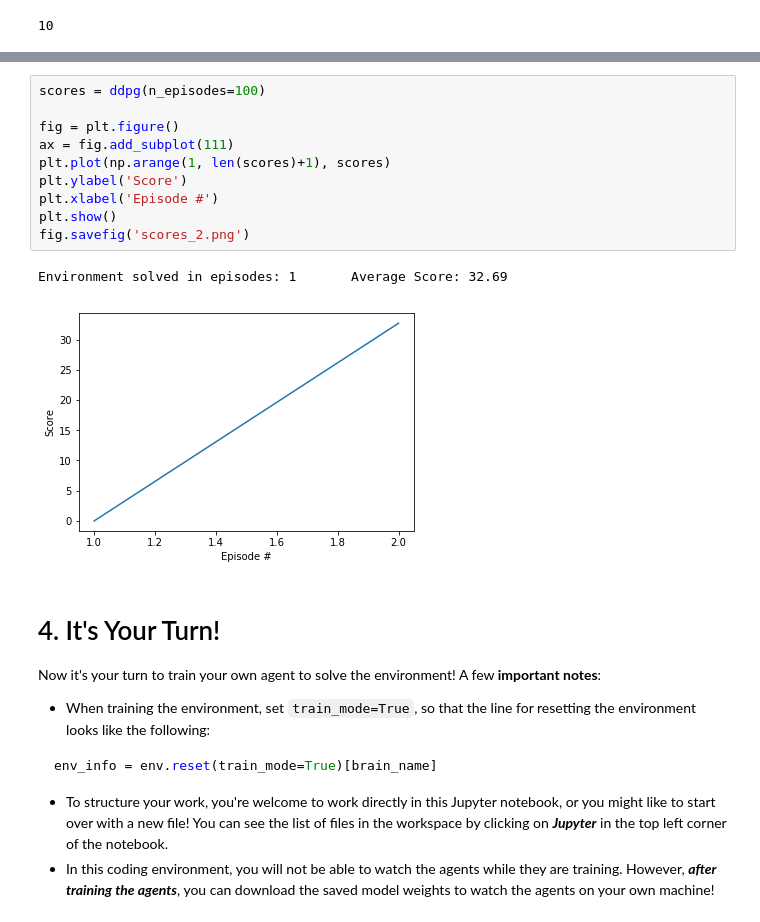
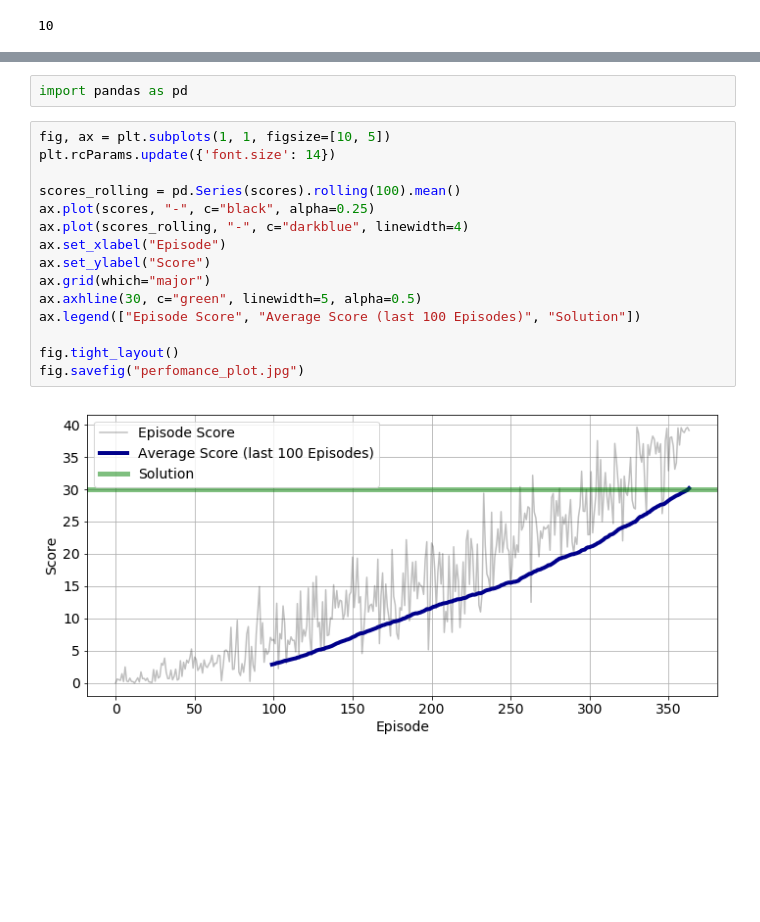
Before and after one commit to MaxSinclair/DRLND_Continous_Control, a Jupyter notebook: Continuous_Control.ipynb, the cells around one changed output, grey strips where cells are left out. Cells and saved outputs as stored; diff of their text form; blank space fills up the shorter version.

````diff
--- a/Continuous_Control.ipynb
+++ b/Continuous_Control.ipynb
@@ -207,23 +221,19 @@ Episode 300     Average Score: 21.0030  Score: 11.8139
-# %%
-scores = ddpg(n_episodes=100)
-
-fig = plt.figure()
-ax = fig.add_subplot(111)
-plt.plot(np.arange(1, len(scores)+1), scores)
-plt.ylabel('Score')
-plt.xlabel('Episode #')
-plt.show()
-fig.savefig('scores_2.png')
-# %% [output]
-Environment solved in episodes: 1       Average Score: 32.69
-[figure, removed]
-# %% [markdown]
-# 4. It's Your Turn!
-
-Now it's your turn to train your own agent to solve the environment!  A few **important notes**:
-- When training the environment, set `train_mode=True`, so that the line for resetting the environment looks like the following:
-```python
-env_info = env.reset(train_mode=True)[brain_name]
-```
-- To structure your work, you're welcome to work directly in this Jupyter notebook, or you might like to start over with a new file!  You can see the list of files in the workspace by clicking on **_Jupyter_** in the top left corner of the notebook.
-- In this coding environment, you will not be able to watch the agents while they are training.  However, **_after training the agents_**, you can download the saved model weights to watch the agents on your own machine!
+# %%
+import pandas as pd
+# %%
+fig, ax = plt.subplots(1, 1, figsize=[10, 5])
+plt.rcParams.update({'font.size': 14})
+
+scores_rolling = pd.Series(scores).rolling(100).mean()
+ax.plot(scores, "-", c="black", alpha=0.25)
+ax.plot(scores_rolling, "-", c="darkblue", linewidth=4)
+ax.set_xlabel("Episode")
+ax.set_ylabel("Score")
+ax.grid(which="major")
+ax.axhline(30, c="green", linewidth=5, alpha=0.5)
+ax.legend(["Episode Score", "Average Score (last 100 Episodes)", "Solution"])
+
+fig.tight_layout()
+fig.savefig("perfomance_plot.jpg")
+# %% [output]
+[figure, added]
````
Also changed, not shown: parts of 8 cells of this notebook, 12 other files.
